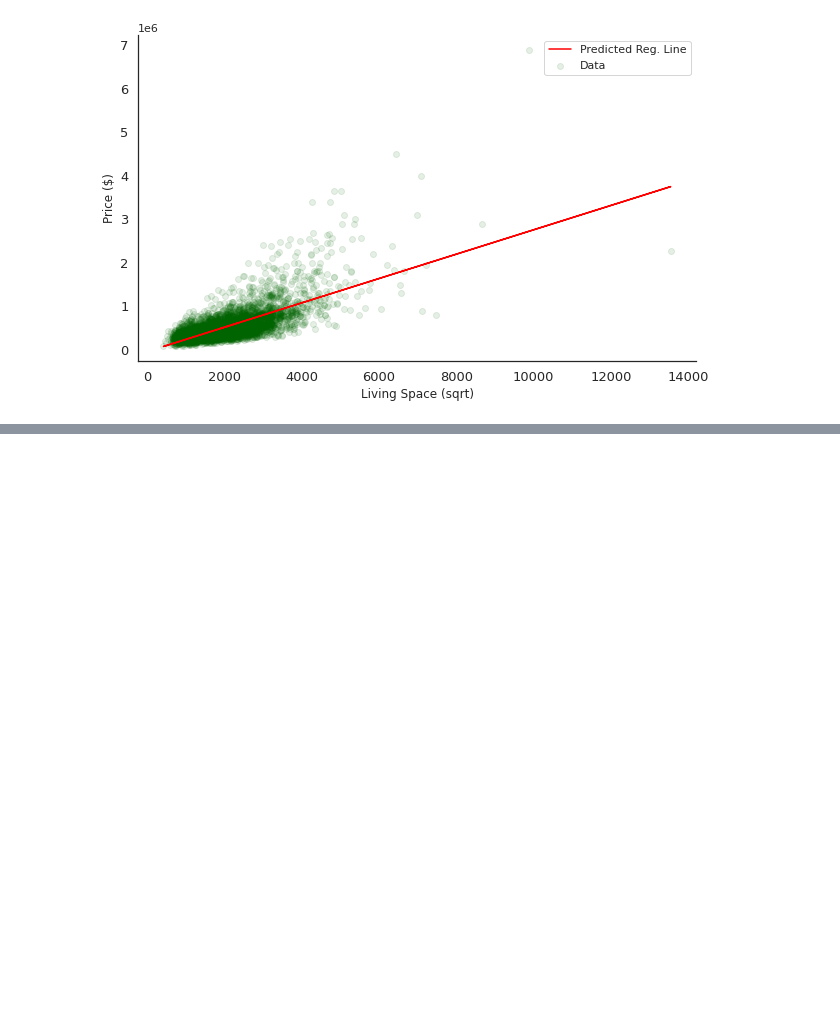
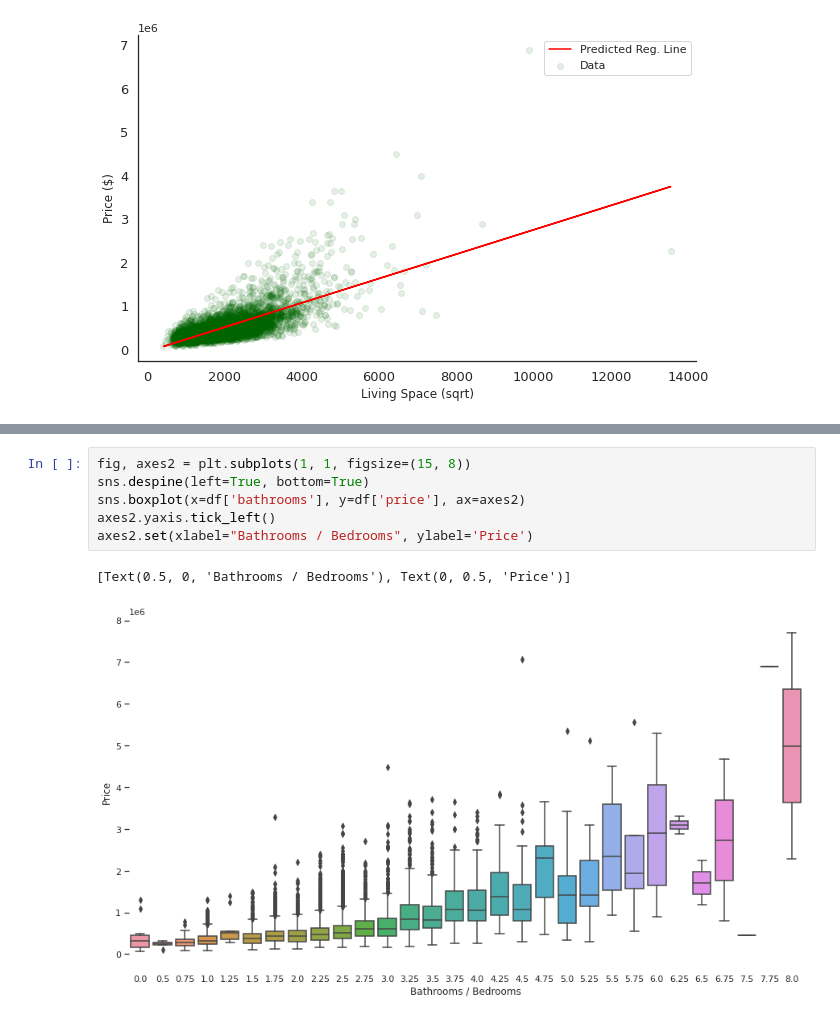
Before and after one commit to uysalserkan/ML-AI, a Jupyter notebook: House Price Prediction/Predict House Price.ipynb, the cells around one changed output, grey strips where cells are left out. Saved outputs shown, nothing was run; the diff lists cells and outputs as text; blank space fills up the shorter version.

```diff
--- a/House Price Prediction/Predict House Price.ipynb
+++ b/House Price Prediction/Predict House Price.ipynb
@@ -128,0 +162,9 @@ plt.gca().spines['top'].set_visible(False) # Yukarıdaki siyah border'ı kaldır
+# %%
+fig, axes2 = plt.subplots(1, 1, figsize=(15, 8))
+sns.despine(left=True, bottom=True)
+sns.boxplot(x=df['bathrooms'], y=df['price'], ax=axes2)
+axes2.yaxis.tick_left()
+axes2.set(xlabel="Bathrooms / Bedrooms", ylabel='Price')
+# %% [output]
+[Text(0.5, 0, 'Bathrooms / Bedrooms'), Text(0, 0.5, 'Price')]
+[figure, added]
```
Also changed, not shown: parts of 32 cells of this notebook.
